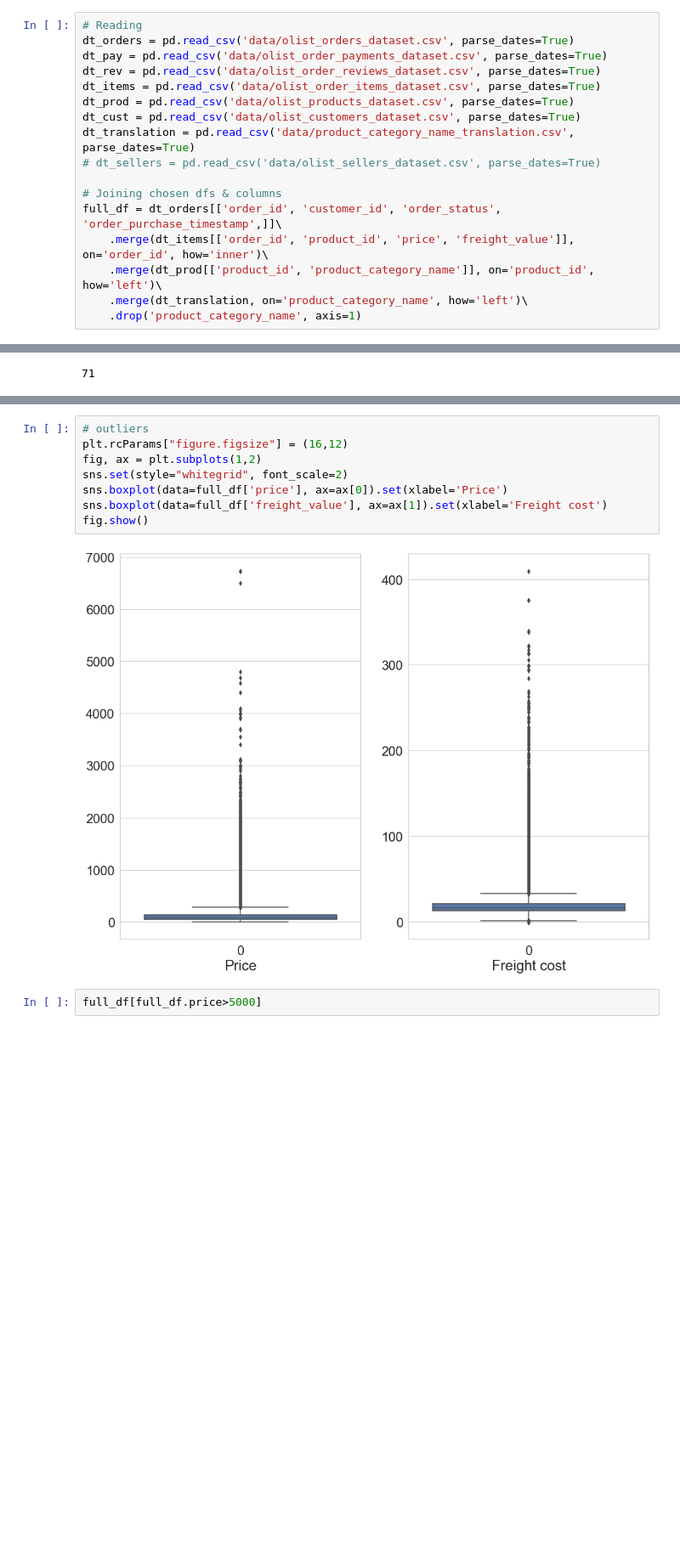
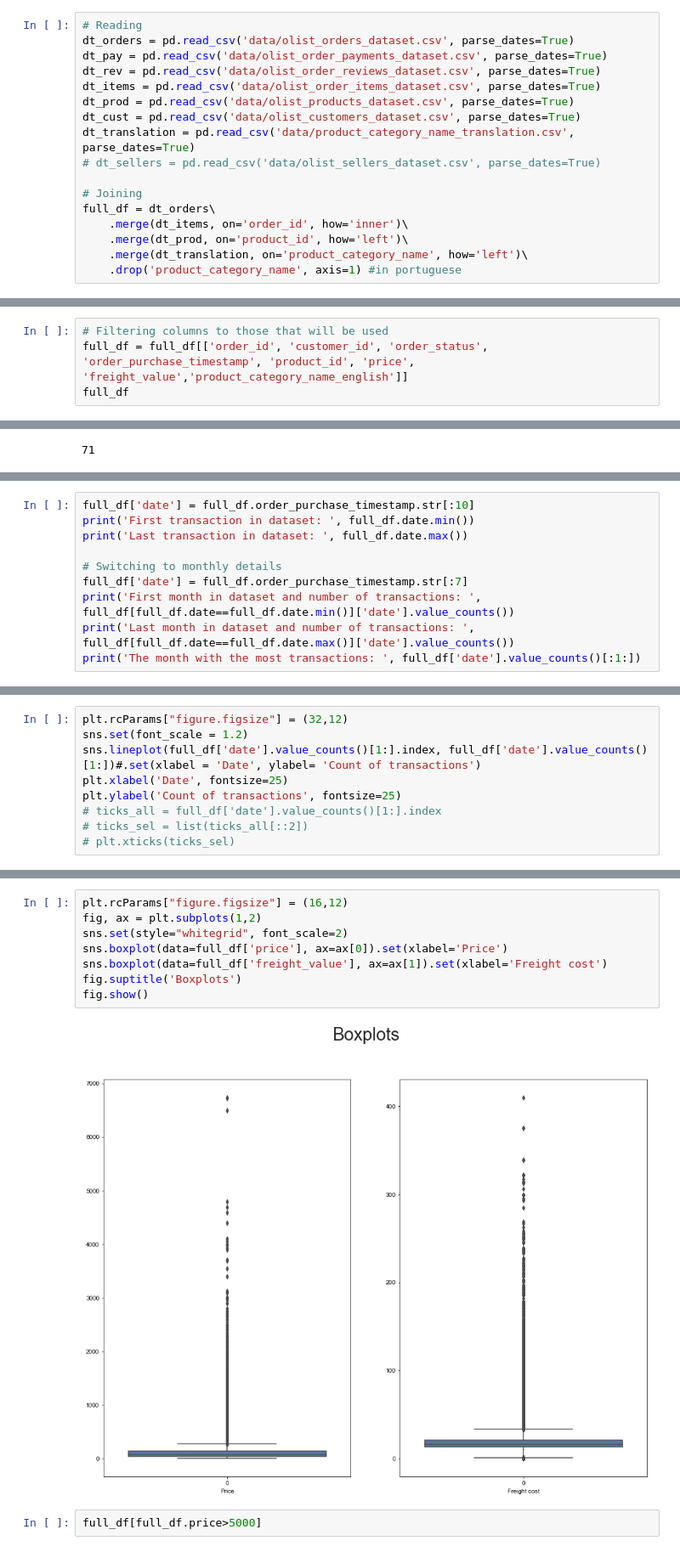
Before and after one commit to pzolnierczyk/E-commerce-Clustering, a Jupyter notebook: clustering.ipynb, the cells around one changed output, grey strips where cells are left out. Shown: that part at 85% size. Saved outputs shown, nothing was run; the diff lists cells and outputs as text; blank space fills up the shorter version.

```diff
--- a/clustering.ipynb
+++ b/clustering.ipynb
@@ -27,9 +27,9 @@ dt_cust = pd.read_csv('data/olist_customers_dataset.csv', parse_dates=True)
 dt_translation = pd.read_csv('data/product_category_name_translation.csv', parse_dates=True)
 # dt_sellers = pd.read_csv('data/olist_sellers_dataset.csv', parse_dates=True)
 
-# Joining chosen dfs & columns
-full_df = dt_orders[['order_id', 'customer_id', 'order_status', 'order_purchase_timestamp',]]\
-    .merge(dt_items[['order_id', 'product_id', 'price', 'freight_value']], on='order_id', how='inner')\
-    .merge(dt_prod[['product_id', 'product_category_name']], on='product_id', how='left')\
+# Joining
+full_df = dt_orders\
+    .merge(dt_items, on='order_id', how='inner')\
+    .merge(dt_prod, on='product_id', how='left')\
     .merge(dt_translation, on='product_category_name', how='left')\
-    .drop('product_category_name', axis=1)
+    .drop('product_category_name', axis=1) #in portuguese
@@ -44,0 +70,4 @@ full_df.head()
+# %%
+# Filtering columns to those that will be used
+full_df = full_df[['order_id', 'customer_id', 'order_status', 'order_purchase_timestamp', 'product_id', 'price', 'freight_value','product_category_name_english']]
+full_df
@@ -97,0 +145,10 @@ However, this categorical variable variable is used later on and the missing val
+# %%
+full_df['date'] = full_df.order_purchase_timestamp.str[:10]
+print('First transaction in dataset: ', full_df.date.min())
+print('Last transaction in dataset: ', full_df.date.max())
+
+# Switching to monthly details
+full_df['date'] = full_df.order_purchase_timestamp.str[:7]
+print('First month in dataset and number of transactions: ', full_df[full_df.date==full_df.date.min()]['date'].value_counts())
+print('Last month in dataset and number of transactions: ', full_df[full_df.date==full_df.date.max()]['date'].value_counts())
+print('The month with the most transactions: ', full_df['date'].value_counts()[:1:])
@@ -97,0 +164,9 @@ However, this categorical variable variable is used later on and the missing val
+# %%
+plt.rcParams["figure.figsize"] = (32,12)
+sns.set(font_scale = 1.2)
+sns.lineplot(full_df['date'].value_counts()[1:].index, full_df['date'].value_counts()[1:])#.set(xlabel = 'Date', ylabel= 'Count of transactions')
+plt.xlabel('Date', fontsize=25)
+plt.ylabel('Count of transactions', fontsize=25)
+# ticks_all = full_df['date'].value_counts()[1:].index
+# ticks_sel = list(ticks_all[::2])
+# plt.xticks(ticks_sel)
@@ -98,13 +194,13 @@ However, this categorical variable variable is used later on and the missing val
 # %%
-# outliers
 plt.rcParams["figure.figsize"] = (16,12)
 fig, ax = plt.subplots(1,2)
 sns.set(style="whitegrid", font_scale=2)
 sns.boxplot(data=full_df['price'], ax=ax[0]).set(xlabel='Price')
 sns.boxplot(data=full_df['freight_value'], ax=ax[1]).set(xlabel='Freight cost')
+fig.suptitle('Boxplots')
 fig.show()
 # %% [output]
-[figure, old version]
+[figure, new version]
 # %%
 full_df[full_df.price>5000]
 # %% [output]
```
Also changed, not shown: parts of 35 cells of this notebook.
